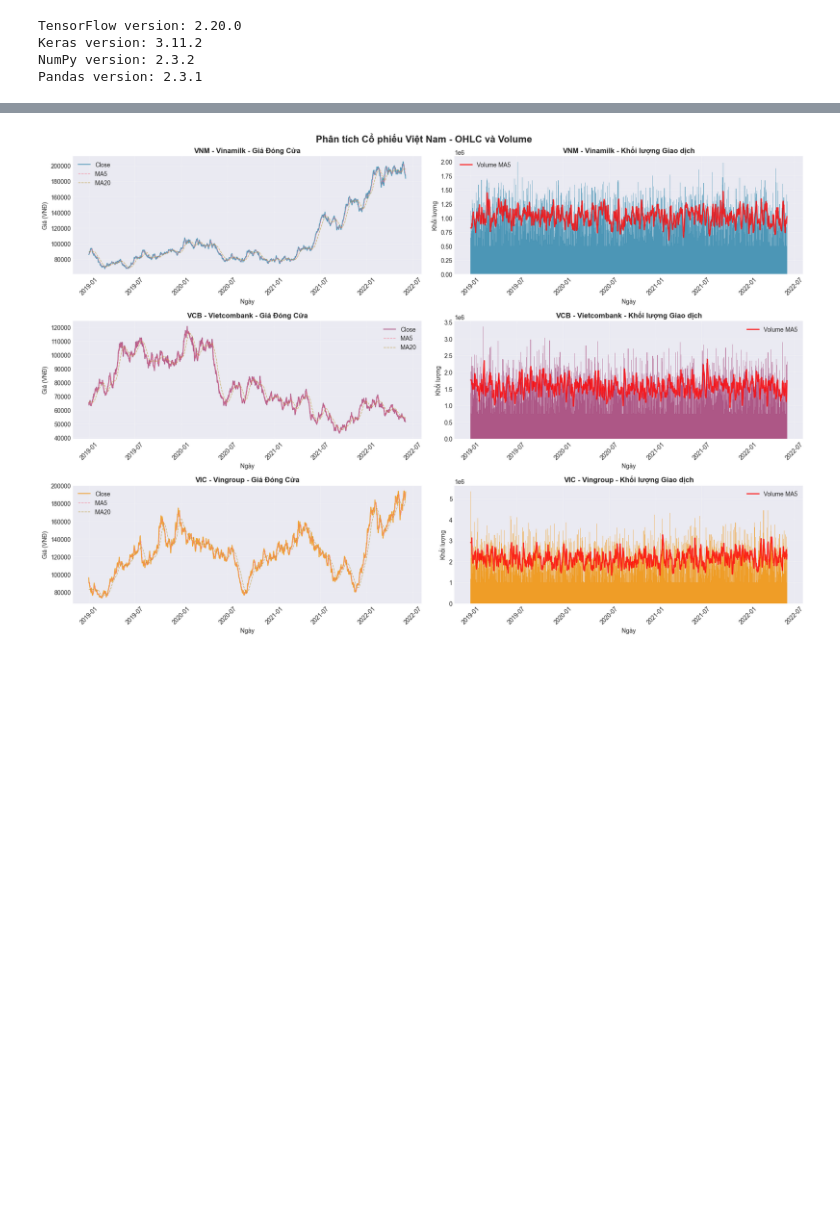
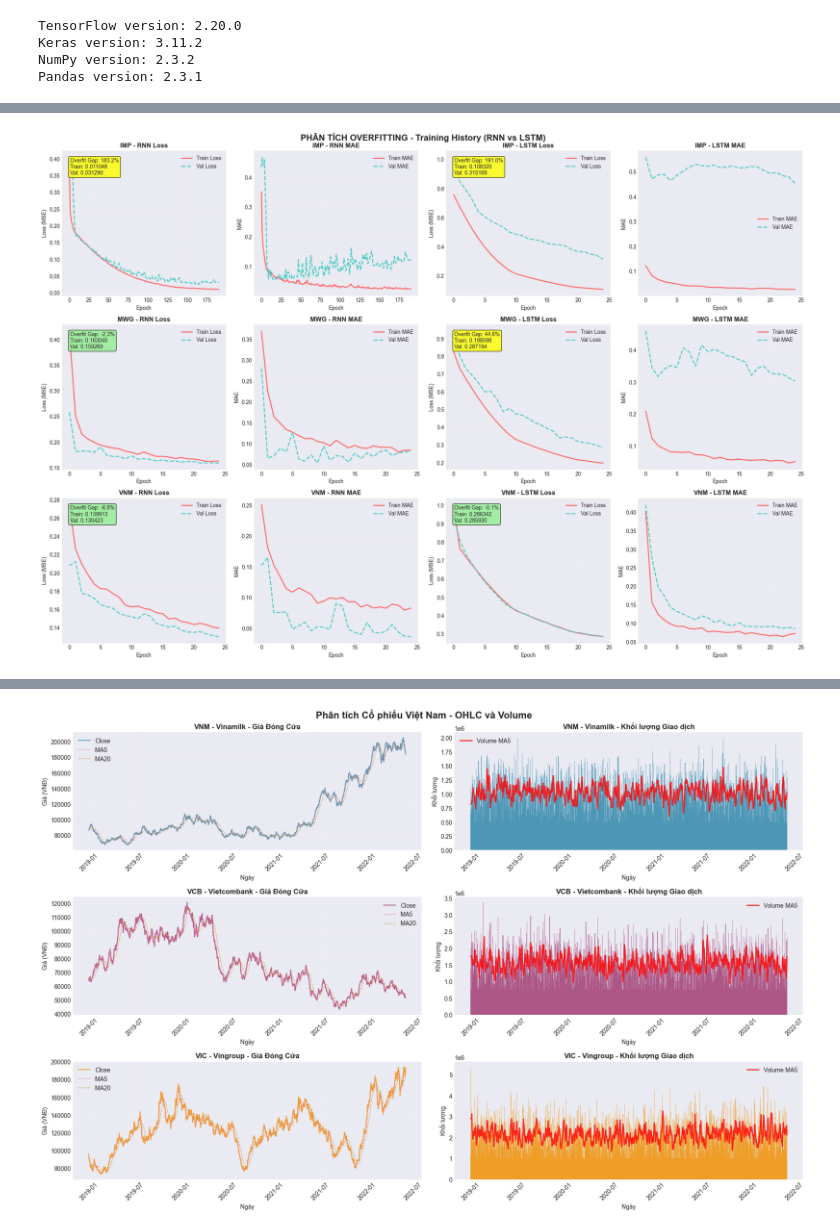
Before and after one commit to luxmountain/IntSys, a Jupyter notebook: Final/case5/case5.ipynb, the cells around one changed output, grey strips where cells are left out. Saved outputs shown, nothing was run; the diff lists cells and outputs as text; code cells hidden in the pictures; blank space fills up the shorter version.

```diff
--- a/Final/case5/case5.ipynb
+++ b/Final/case5/case5.ipynb
@@ -216,0 +826,86 @@ None
+# %%
+# OVERFITTING ANALYSIS - Training History Visualization
+
+fig, axes = plt.subplots(3, 4, figsize=(20, 14))
+fig.suptitle('PHÂN TÍCH OVERFITTING - Training History (RNN vs LSTM)',
+             fontsize=16, fontweight='bold')
+
+stocks_data = [
+    ('IMP', history_rnn_imp, history_lstm_imp),
+    ('MWG', history_rnn_mwg, history_lstm_mwg),
+    ('VNM', history_rnn_vnm, history_lstm_vnm)
+]
+
+for idx, (stock_name, hist_rnn, hist_lstm) in enumerate(stocks_data):
+    # RNN Loss
+    axes[idx, 0].plot(hist_rnn.history['loss'], label='Train Loss', linewidth=2, color='#FF6B6B')
+    axes[idx, 0].plot(hist_rnn.history['val_loss'], label='Val Loss', linewidth=2,
+                     color='#4ECDC4', linestyle='--')
+    axes[idx, 0].set_title(f'{stock_name} - RNN Loss', fontweight='bold')
+    axes[idx, 0].set_xlabel('Epoch')
+    axes[idx, 0].set_ylabel('Loss (MSE)')
+    axes[idx, 0].legend()
+    axes[idx, 0].grid(True, alpha=0.3)
+
+    # Calculate overfitting gap
+    final_train_loss = hist_rnn.history['loss'][-1]
+    final_val_loss = hist_rnn.history['val_loss'][-1]
+    overfit_gap = ((final_val_loss - final_train_loss) / final_train_loss) * 100
+
+    axes[idx, 0].text(0.05, 0.95,
+                     f'Overfit Gap: {overfit_gap:.1f}%\nTrain: {final_train_loss:.6f}\nVal: {final_val_loss:.6f}',
+                     transform=axes[idx, 0].transAxes, verticalalignment='top',
+                     bbox=dict(boxstyle='round', facecolor='yellow' if overfit_gap > 20 else 'lightgreen', alpha=0.8))
+
+    # RNN MAE
+    axes[idx, 1].plot(hist_rnn.history['mae'], label='Train MAE', linewidth=2, color='#FF6B6B')
+    axes[idx, 1].plot(hist_rnn.history['val_mae'], label='Val MAE', linewidth=2,
+                     color='#4ECDC4', linestyle='--')
+    axes[idx, 1].set_title(f'{stock_name} - RNN MAE', fontweight='bold')
+    axes[idx, 1].set_xlabel('Epoch')
+    axes[idx, 1].set_ylabel('MAE')
+    axes[idx, 1].legend()
+    axes[idx, 1].grid(True, alpha=0.3)
+
+    # LSTM Loss
+    axes[idx, 2].plot(hist_lstm.history['loss'], label='Train Loss', linewidth=2, color='#FF6B6B')
+    axes[idx, 2].plot(hist_lstm.history['val_loss'], label='Val Loss', linewidth=2,
+                     color='#4ECDC4', linestyle='--')
+    axes[idx, 2].set_title(f'{stock_name} - LSTM Loss', fontweight='bold')
+    axes[idx, 2].set_xlabel('Epoch')
+    axes[idx, 2].set_ylabel('Loss (MSE)')
+    axes[idx, 2].legend()
+    axes[idx, 2].grid(True, alpha=0.3)
+
+    # Calculate overfitting gap for LSTM
+    final_train_loss_lstm = hist_lstm.history['loss'][-1]
+    final_val_loss_lstm = hist_lstm.history['val_loss'][-1]
+    overfit_gap_lstm = ((final_val_loss_lstm - final_train_loss_lstm) / final_train_loss_lstm) * 100
+
+    axes[idx, 2].text(0.05, 0.95,
+                     f'Overfit Gap: {overfit_gap_lstm:.1f}%\nTrain: {final_train_loss_lstm:.6f}\nVal: {final_val_loss_lstm:.6f}',
+                     transform=axes[idx, 2].transAxes, verticalalignment='top',
+                     bbox=dict(boxstyle='round', facecolor='yellow' if overfit_gap_lstm > 20 else 'lightgreen', alpha=0.8))
+
+    # LSTM MAE
+    axes[idx, 3].plot(hist_lstm.history['mae'], label='Train MAE', linewidth=2, color='#FF6B6B')
+    axes[idx, 3].plot(hist_lstm.history['val_mae'], label='Val MAE', linewidth=2,
+                     color='#4ECDC4', linestyle='--')
+    axes[idx, 3].set_title(f'{stock_name} - LSTM MAE', fontweight='bold')
+    axes[idx, 3].set_xlabel('Epoch')
+    axes[idx, 3].set_ylabel('MAE')
+    axes[idx, 3].legend()
+    axes[idx, 3].grid(True, alpha=0.3)
+
+plt.tight_layout()
+plt.show()
+
+print("\n" + "=" * 80)
+print("OVERFITTING INDICATORS")
+print("=" * 80)
+print("Nếu Val Loss >> Train Loss → OVERFITTING")
+print("Nếu Val Loss tăng lại sau khi giảm → OVERFITTING")
+print("Overfitting Gap > 20-30% → Dấu hiệu rõ ràng của overfitting")
+print("=" * 80)
+# %% [output]
+[figure, added]
```
Also changed, not shown: parts of 19 cells of this notebook, 4 other files.
